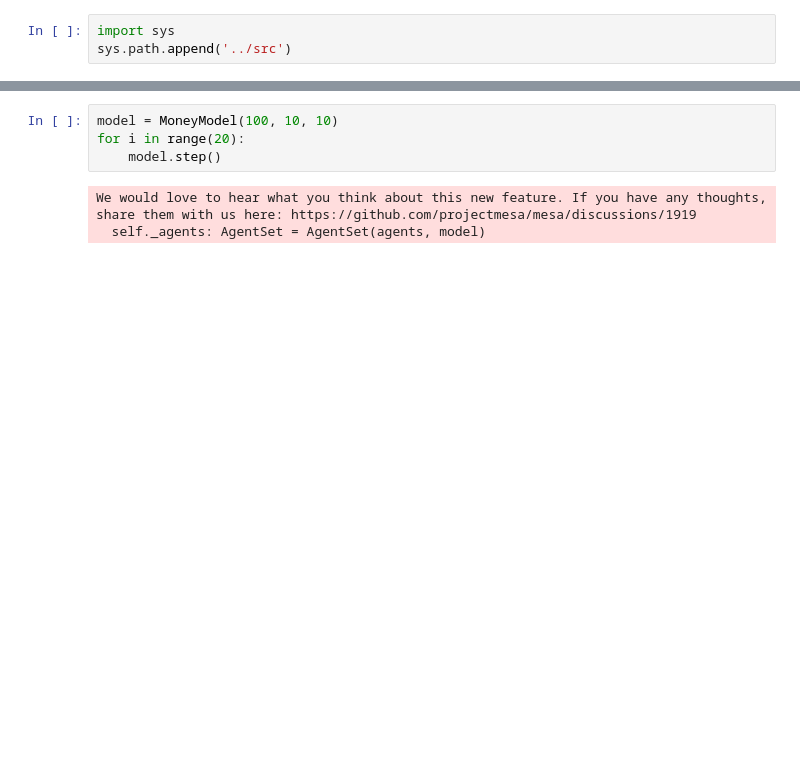
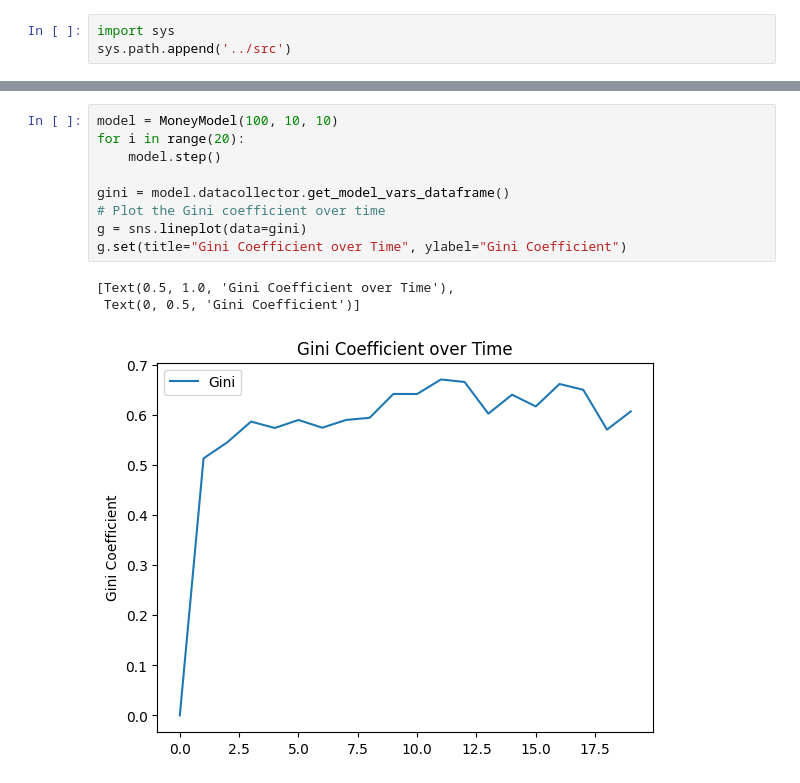
Before and after one commit to MUIARFID/sim-mesa, a Jupyter notebook: notebooks/boltzman.ipynb, the cells around one changed output, grey strips where cells are left out. Cells and saved outputs as stored; diff of their text form; blank space fills up the shorter version.

```diff
--- a/notebooks/boltzman.ipynb
+++ b/notebooks/boltzman.ipynb
@@ -58,7 +81,13 @@ from boltzman import MoneyAgent, MoneyModel
 # %%
 model = MoneyModel(100, 10, 10)
 for i in range(20):
     model.step()
+
+gini = model.datacollector.get_model_vars_dataframe()
+# Plot the Gini coefficient over time
+g = sns.lineplot(data=gini)
+g.set(title="Gini Coefficient over Time", ylabel="Gini Coefficient")
 # %% [output]
-We would love to hear what you think about this new feature. If you have any thoughts, share them with us here: https://github.com/projectmesa/mesa/discussions/1919
-  self._agents: AgentSet = AgentSet(agents, model)
+[Text(0.5, 1.0, 'Gini Coefficient over Time'),
+ Text(0, 0.5, 'Gini Coefficient')]
+[figure, added]
```
Also changed, not shown: parts of 9 cells of this notebook, 6 other files.
